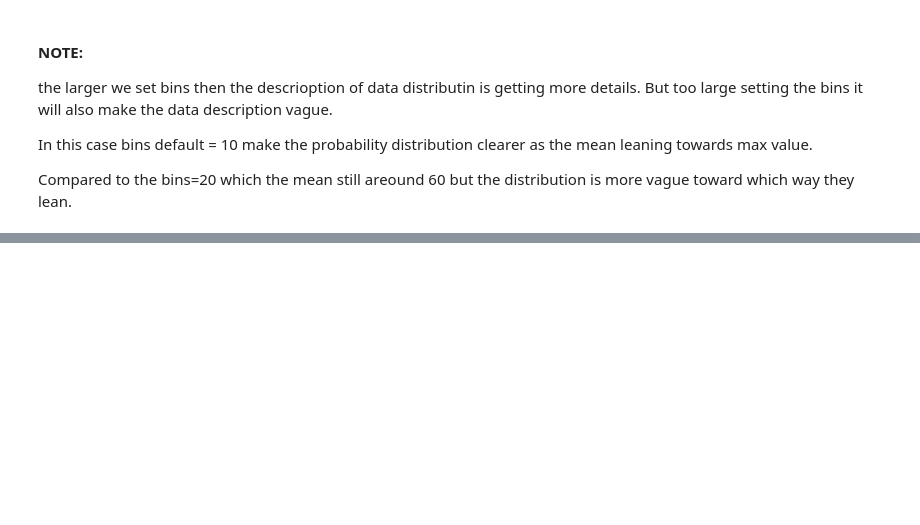
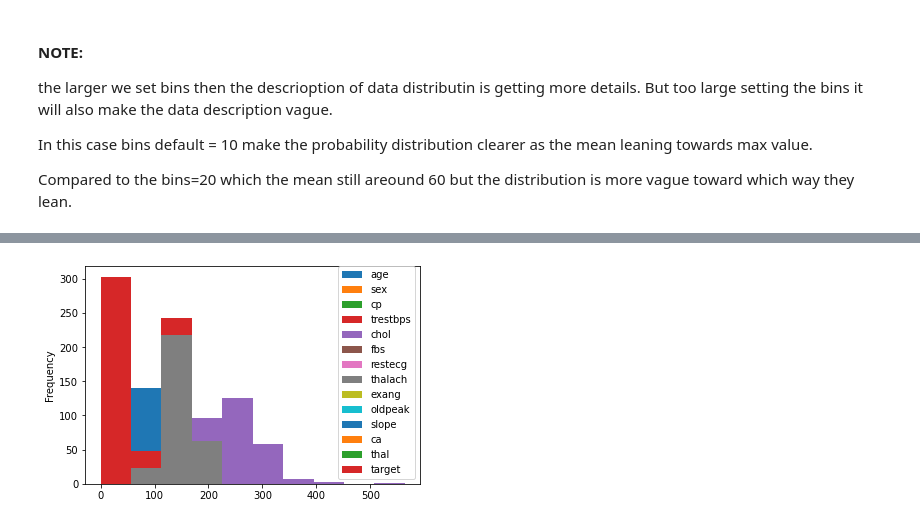
Before and after one commit to m00racle/zero-to-mastery-ml, a Jupyter notebook: section-2-data-science-and-ml-tools/TRIAL-PLOT-PANDAS.ipynb, the cells around one changed output, grey strips where cells are left out. Saved outputs shown, nothing was run; the diff lists cells and outputs as text; code cells hidden in the pictures; blank space fills up the shorter version.

```diff
--- a/section-2-data-science-and-ml-tools/TRIAL-PLOT-PANDAS.ipynb
+++ b/section-2-data-science-and-ml-tools/TRIAL-PLOT-PANDAS.ipynb
@@ -320,0 +329,5 @@ Compared to the bins=20 which the mean still areound 60 but the distribution is
+# %%
+## let's make all column in heart_disease in histograms.
+heart_disease.plot.hist();
+# %% [output]
+[figure, added]
```
Also changed, not shown: parts of 40 cells of this notebook.
